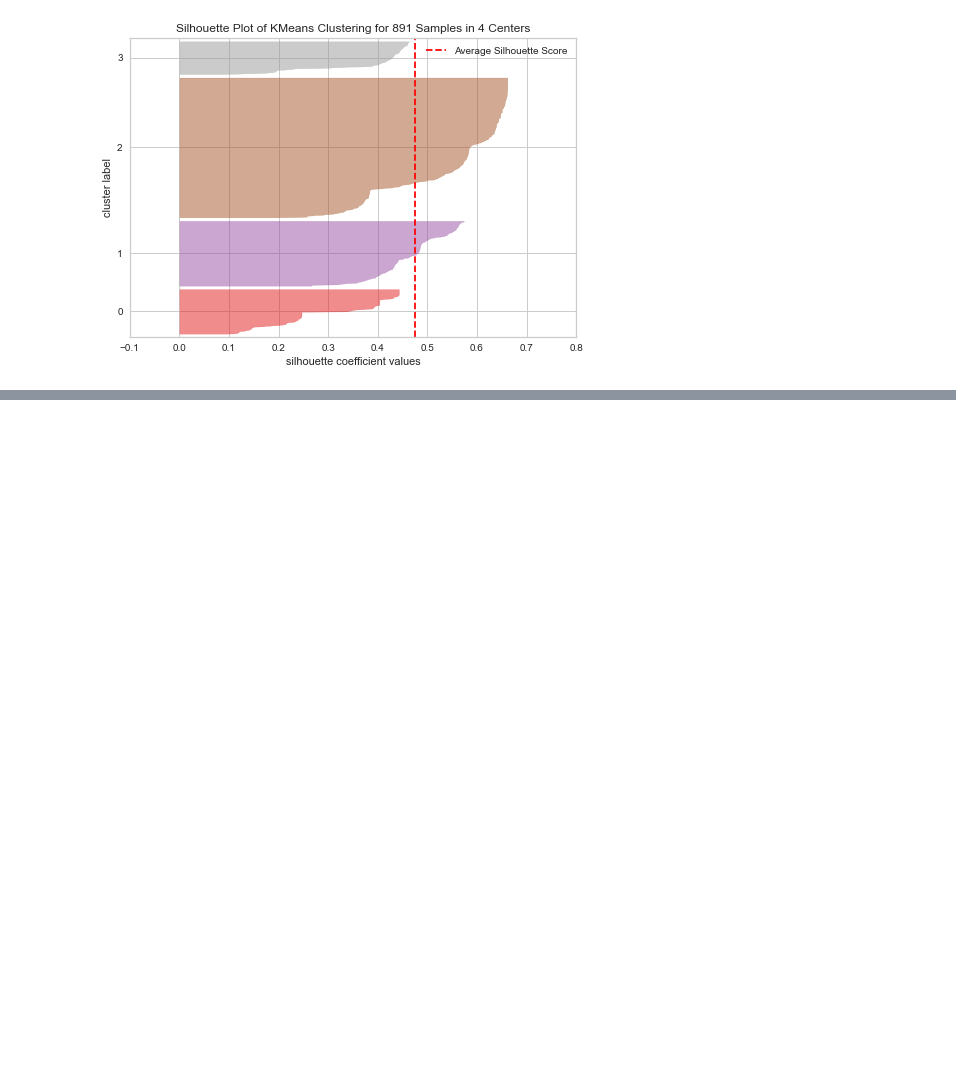
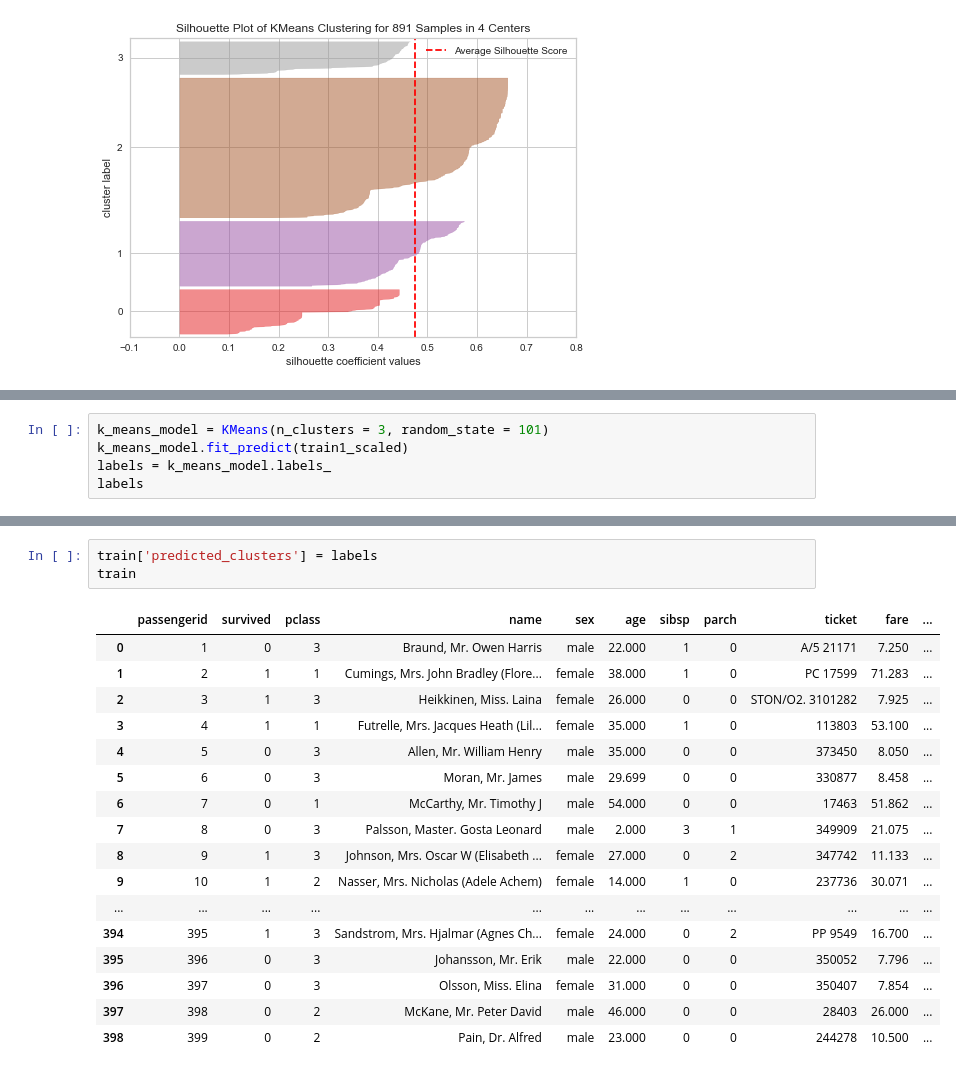
Before and after one commit to MEnesAkpinar/Titanic_Project_Prediction_with_ML, a Jupyter notebook: Titanic_Prediction_with_ML.ipynb, the cells around one changed output, grey strips where cells are left out. Cells and saved outputs as stored; diff of their text form; blank space fills up the shorter version.

```diff
--- a/Titanic_Prediction_with_ML.ipynb
+++ b/Titanic_Prediction_with_ML.ipynb
@@ -1079,0 +1163,5 @@ visualizer.poof();
+# %%
+k_means_model = KMeans(n_clusters = 3, random_state = 101)
+k_means_model.fit_predict(train1_scaled)
+labels = k_means_model.labels_
+labels
@@ -1079,0 +1186,21 @@ visualizer.poof();
+# %%
+train['predicted_clusters'] = labels
+train
+# %% [output]
+|  | passengerid | survived | pclass | name | sex | age | sibsp | parch | ticket | fare | ... |
+| 0 | 1 | 0 | 3 | Braund, Mr. Owen Harris | male | 22.000 | 1 | 0 | A/5 21171 | 7.250 | ... |
+| 1 | 2 | 1 | 1 | Cumings, Mrs. John Bradley (Flore... | female | 38.000 | 1 | 0 | PC 17599 | 71.283 | ... |
+| 2 | 3 | 1 | 3 | Heikkinen, Miss. Laina | female | 26.000 | 0 | 0 | STON/O2. 3101282 | 7.925 | ... |
+| 3 | 4 | 1 | 1 | Futrelle, Mrs. Jacques Heath (Lil... | female | 35.000 | 1 | 0 | 113803 | 53.100 | ... |
+| 4 | 5 | 0 | 3 | Allen, Mr. William Henry | male | 35.000 | 0 | 0 | 373450 | 8.050 | ... |
+| 5 | 6 | 0 | 3 | Moran, Mr. James | male | 29.699 | 0 | 0 | 330877 | 8.458 | ... |
+| 6 | 7 | 0 | 1 | McCarthy, Mr. Timothy J | male | 54.000 | 0 | 0 | 17463 | 51.862 | ... |
+| 7 | 8 | 0 | 3 | Palsson, Master. Gosta Leonard | male | 2.000 | 3 | 1 | 349909 | 21.075 | ... |
+| 8 | 9 | 1 | 3 | Johnson, Mrs. Oscar W (Elisabeth ... | female | 27.000 | 0 | 2 | 347742 | 11.133 | ... |
+| 9 | 10 | 1 | 2 | Nasser, Mrs. Nicholas (Adele Achem) | female | 14.000 | 1 | 0 | 237736 | 30.071 | ... |
+| ... | ... | ... | ... | ... | ... | ... | ... | ... | ... | ... | ... |
+| 394 | 395 | 1 | 3 | Sandstrom, Mrs. Hjalmar (Agnes Ch... | female | 24.000 | 0 | 2 | PP 9549 | 16.700 | ... |
+| 395 | 396 | 0 | 3 | Johansson, Mr. Erik | male | 22.000 | 0 | 0 | 350052 | 7.796 | ... |
+| 396 | 397 | 0 | 3 | Olsson, Miss. Elina | female | 31.000 | 0 | 0 | 350407 | 7.854 | ... |
+| 397 | 398 | 0 | 2 | McKane, Mr. Peter David | male | 46.000 | 0 | 0 | 28403 | 26.000 | ... |
+| 398 | 399 | 0 | 2 | Pain, Dr. Alfred | male | 23.000 | 0 | 0 | 244278 | 10.500 | ... |
```
Also changed, not shown: parts of 31 cells of this notebook.
